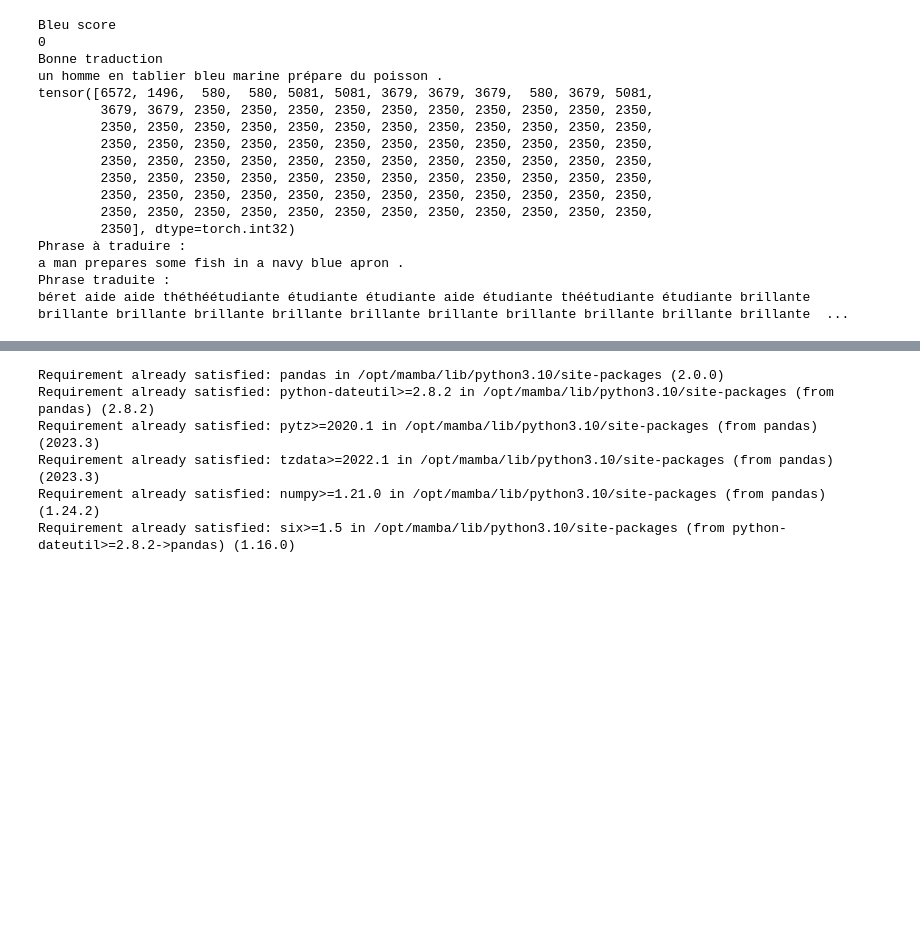
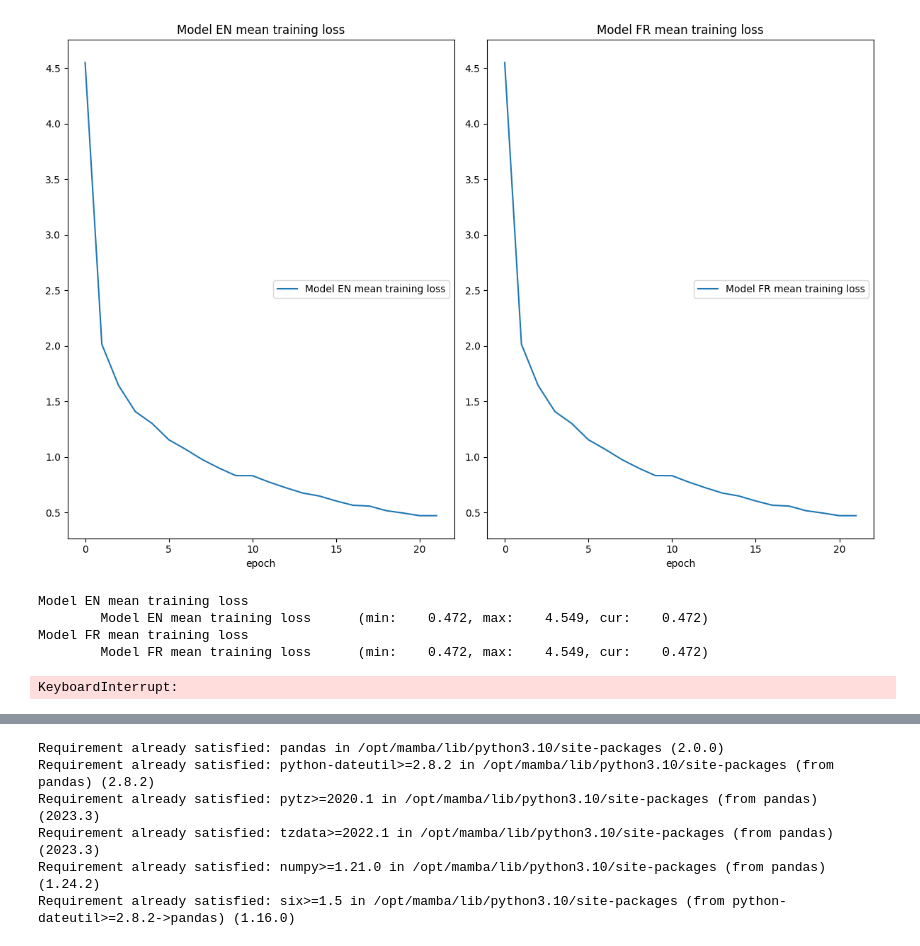
Before and after one commit to Tordjx/UMMT, a Jupyter notebook: Core model files/main_notebook.ipynb, the cells around one changed output, grey strips where cells are left out. Saved outputs shown, nothing was run; the diff lists cells and outputs as text; code cells hidden in the pictures; blank space fills up the shorter version.

```diff
--- a/Core model files/main_notebook.ipynb
+++ b/Core model files/main_notebook.ipynb
@@ -48,10 +53,19 @@ val_features = torch.from_numpy(val_features)
+# %%
+mixed_train(model_fr,model_en,train_data_fr,train_data_en,150,batch_size, True,[1/3,1])
+# %% [output]
+[figure, new version]
+Model EN mean training loss
+        Model EN mean training loss      (min:    0.472, max:    4.549, cur:    0.472)
+Model FR mean training loss
+        Model FR mean training loss      (min:    0.472, max:    4.549, cur:    0.472)
+KeyboardInterrupt:
 # %%
 from nltk.translate.bleu_score import sentence_bleu
+from nltk.translate.meteor_score import meteor_score
 from importlib import reload as _reload
 import greedy_beam_search
 _reload(greedy_beam_search)
-train_data_fr = [tokenized_fr, train_features]
-train_data_en = [tokenized_en, train_features]
+
 
 def tensor_to_sentence(output,inv_dic):
     result = [inv_dic[int(x)] for x in output]
@@ -79,6 +93,8 @@ def traduit(model_A,model_B,data, inv_map,image_bool,src,invmapsrc):
     # output = torch.argmax(greedy_beam_search.CCF_greedy(model_A,model_B,data, features, True),dim = 2)[j]
     print("Bleu score")
     print(evalue_bleu(output.view(-1),inv_map,src.view(-1),invmapsrc))
+    print("Meteor score")
+    print(evalue_meteor(output.view(-1),inv_map,src.view(-1),invmapsrc))
     print("Bonne traduction")
     print(tensor_to_sentence(src.view(-1),inv_map))
     print(output)
@@ -91,11 +107,17 @@ def evalue_bleu(output,inv_dic, source,inv_dic_src):
     # print(result)
     # print(source)
     return sentence_bleu([source], result)
+def evalue_meteor(output,inv_dic, source,inv_dic_src):
 
+    result = [inv_dic[int(x)] for x in output if inv_dic[int(x)] not in  ["TOKEN_VIDE","DEBUT_DE_PHRASE","FIN_DE_PHRASE"]]
+    source = [inv_dic_src[int(x)] for x in source if inv_dic_src[int(x)] not in  ["TOKEN_VIDE","DEBUT_DE_PHRASE","FIN_DE_PHRASE"]]
+    # print(result)
+    # print(source)
+    return meteor_score([source], result)
 
-def donne_random(i = np.random.randint(len(tokenized_en)//batch_size),j = np.random.randint(batch_size)):
+def donne_random(i = np.random.randint(len(tokenized_val_en)//batch_size),j = np.random.randint(batch_size)):
 
-    batched_data_en,batched_data_fr=batchify([train_data_en,train_data_fr],batch_size,True)
+    batched_data_en,batched_data_fr=batchify([val_data_en,val_data_fr],batch_size,True)
     data,features = batched_data_en
     src,_ = batched_data_fr
     return data[i],features[i],src[i]
@@ -109,22 +131,4 @@ for i in range(1):
 
 
 #%%
-# %% [output]
-Bleu score
-0
-Bonne traduction
-un homme en tablier bleu marine prépare du poisson .
-tensor([6572, 1496,  580,  580, 5081, 5081, 3679, 3679, 3679,  580, 3679, 5081,
-        3679, 3679, 2350, 2350, 2350, 2350, 2350, 2350, 2350, 2350, 2350, 2350,
-        2350, 2350, 2350, 2350, 2350, 2350, 2350, 2350, 2350, 2350, 2350, 2350,
-        2350, 2350, 2350, 2350, 2350, 2350, 2350, 2350, 2350, 2350, 2350, 2350,
-        2350, 2350, 2350, 2350, 2350, 2350, 2350, 2350, 2350, 2350, 2350, 2350,
-        2350, 2350, 2350, 2350, 2350, 2350, 2350, 2350, 2350, 2350, 2350, 2350,
-        2350, 2350, 2350, 2350, 2350, 2350, 2350, 2350, 2350, 2350, 2350, 2350,
-        2350, 2350, 2350, 2350, 2350, 2350, 2350, 2350, 2350, 2350, 2350, 2350,
-        2350], dtype=torch.int32)
-Phrase à traduire :
-a man prepares some fish in a navy blue apron .
-Phrase traduite :
-béret aide aide théthéétudiante étudiante étudiante aide étudiante théétudiante étudiante brillante brillante brillante brillante brillante brillante brillante brillante brillante brillante brillante  ...
 # %%
```
Also changed, not shown: parts of 5 cells of this notebook, 1 other file.
